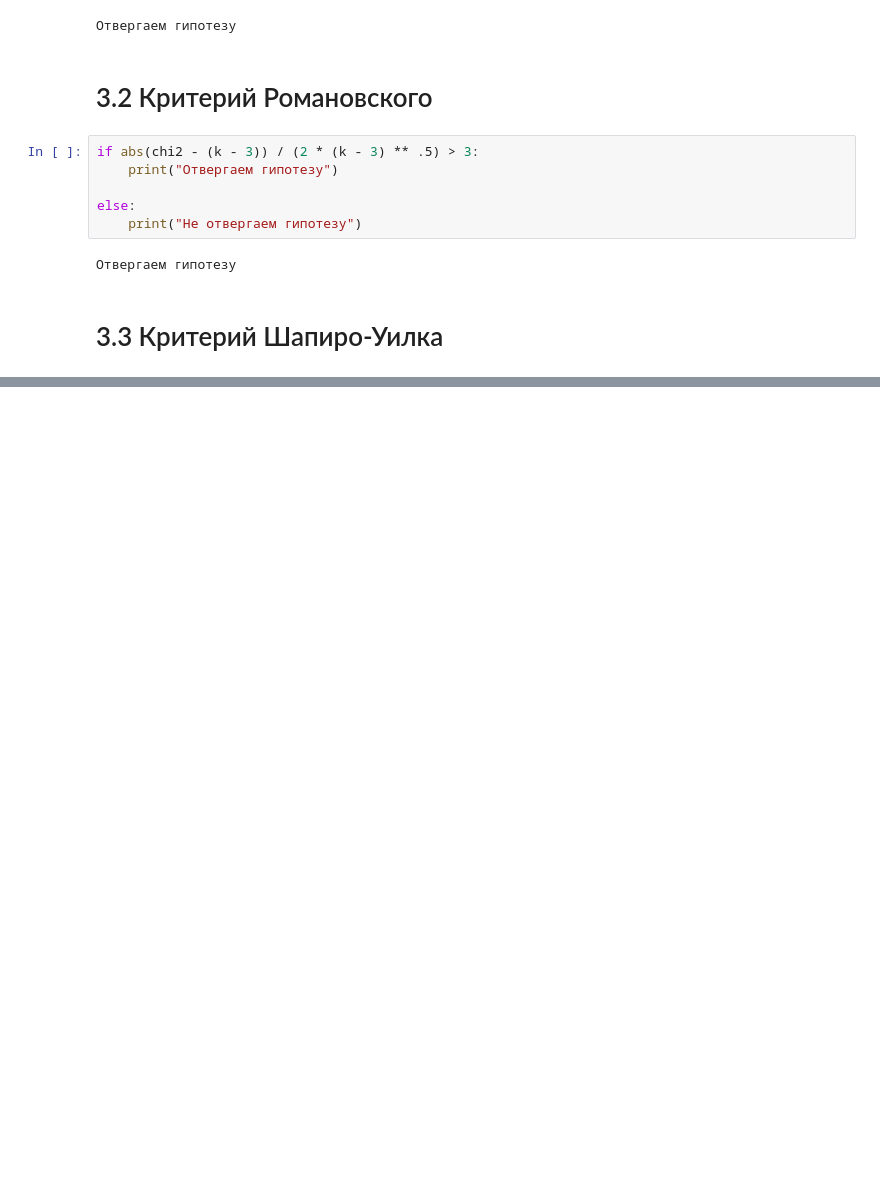
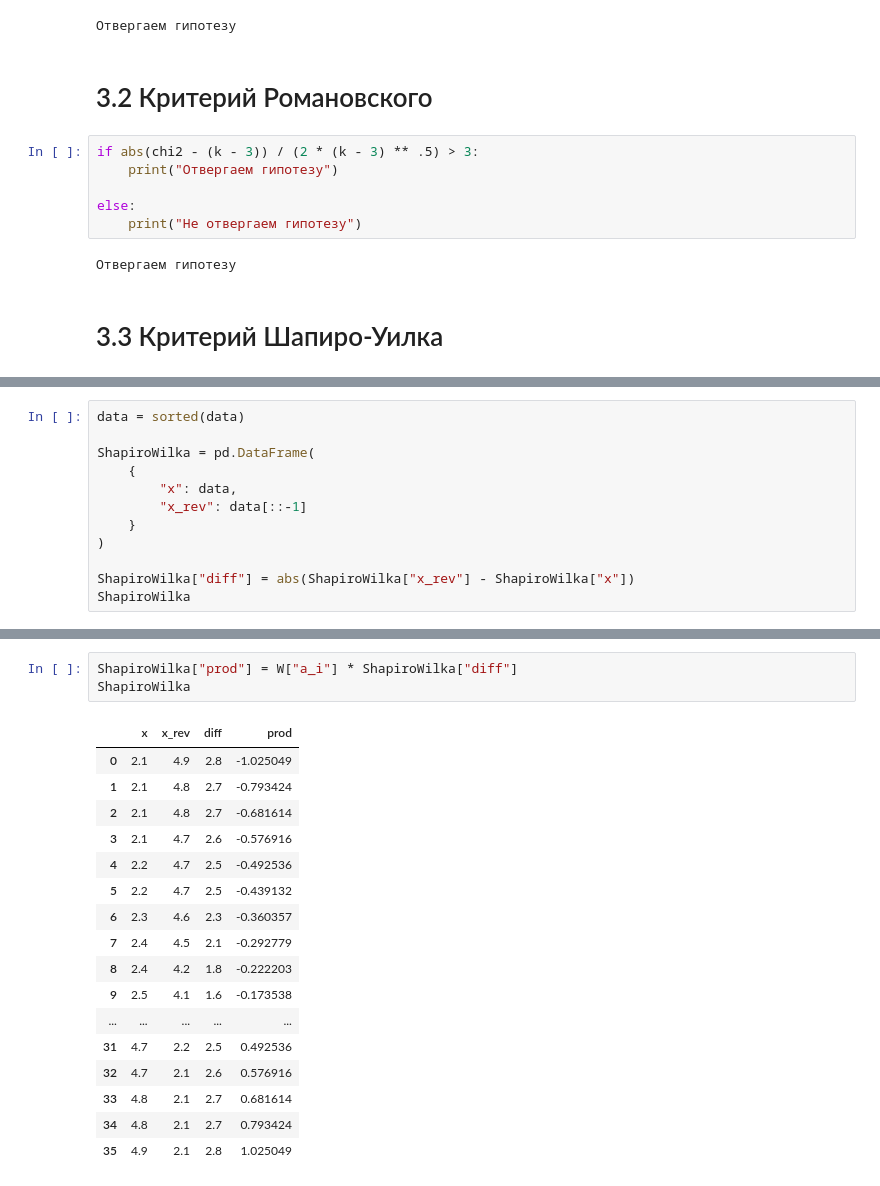
Before and after one commit to egorbeckish/Masters-program, a Jupyter notebook: 1. First Course/Semester 2/Вероятность и статистическое моделирование/3. Апрель/02.04.2026/main.ipynb, the cells around one changed output, grey strips where cells are left out. Drawn from its saved outputs; the diff is of its cells as text; blank space fills up the shorter version.

Commit message:
add criteria ShapiroWilka

```diff
--- a/1. First Course/Semester 2/Вероятность и статистическое моделирование/3. Апрель/02.04.2026/main.ipynb
+++ b/1. First Course/Semester 2/Вероятность и статистическое моделирование/3. Апрель/02.04.2026/main.ipynb
@@ -214,0 +244,12 @@ else:
+# %%
+data = sorted(data)
+
+ShapiroWilka = pd.DataFrame(
+	{
+		"x": data,
+		"x_rev": data[::-1]
+	}
+)
+
+ShapiroWilka["diff"] = abs(ShapiroWilka["x_rev"] - ShapiroWilka["x"])
+ShapiroWilka
@@ -214,0 +304,21 @@ else:
+# %%
+ShapiroWilka["prod"] = W["a_i"] * ShapiroWilka["diff"]
+ShapiroWilka
+# %% [output]
+|  | x | x_rev | diff | prod |
+| 0 | 2.1 | 4.9 | 2.8 | -1.025049 |
+| 1 | 2.1 | 4.8 | 2.7 | -0.793424 |
+| 2 | 2.1 | 4.8 | 2.7 | -0.681614 |
+| 3 | 2.1 | 4.7 | 2.6 | -0.576916 |
+| 4 | 2.2 | 4.7 | 2.5 | -0.492536 |
+| 5 | 2.2 | 4.7 | 2.5 | -0.439132 |
+| 6 | 2.3 | 4.6 | 2.3 | -0.360357 |
+| 7 | 2.4 | 4.5 | 2.1 | -0.292779 |
+| 8 | 2.4 | 4.2 | 1.8 | -0.222203 |
+| 9 | 2.5 | 4.1 | 1.6 | -0.173538 |
+| ... | ... | ... | ... | ... |
+| 31 | 4.7 | 2.2 | 2.5 | 0.492536 |
+| 32 | 4.7 | 2.1 | 2.6 | 0.576916 |
+| 33 | 4.8 | 2.1 | 2.7 | 0.681614 |
+| 34 | 4.8 | 2.1 | 2.7 | 0.793424 |
+| 35 | 4.9 | 2.1 | 2.8 | 1.025049 |
```
Also changed, not shown: parts of 7 cells of this notebook.
